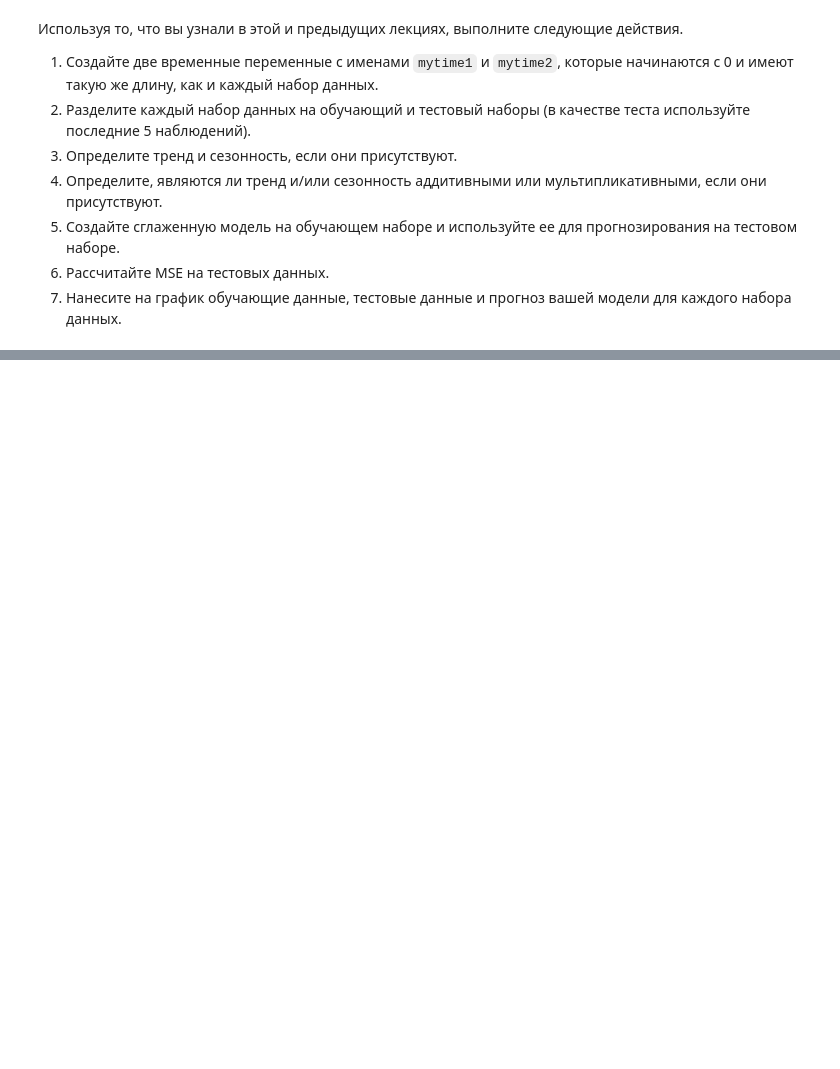
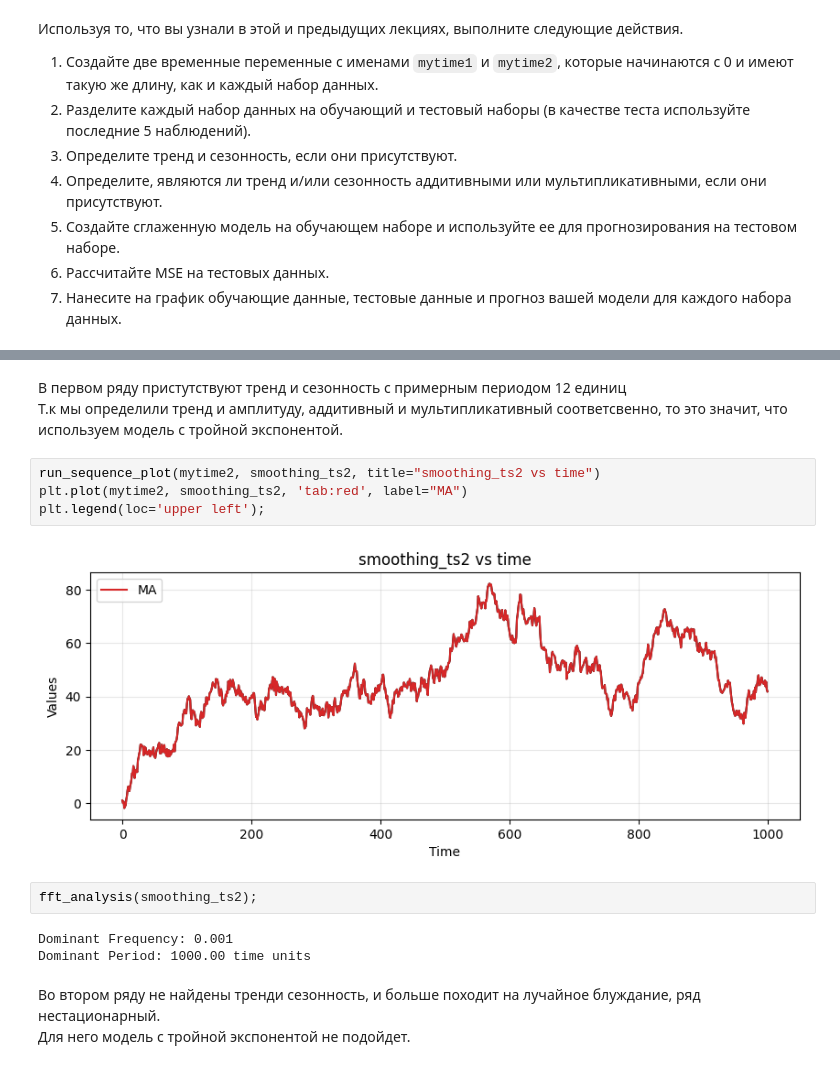
Before and after one commit to QS1lE/ml_time.series.2, a Jupyter notebook: practice 3/3 smoothing.ipynb, the cells around one changed output, grey strips where cells are left out. Saved outputs shown, nothing was run; the diff lists cells and outputs as text; blank space fills up the shorter version.

```diff
--- a/practice 3/3 smoothing.ipynb
+++ b/practice 3/3 smoothing.ipynb
@@ -719,0 +765,17 @@ mytime2 = np.arange(len(smoothing_ts2))
+# %% [markdown]
+В первом ряду пристутствуют тренд и сезонность с примерным периодом 12 единиц<br>
+Т.к мы определили тренд и амплитуду, аддитивный и мультипликативный соответсвенно, то это значит, что используем модель с тройной экспонентой.
+# %%
+run_sequence_plot(mytime2, smoothing_ts2, title="smoothing_ts2 vs time")
+plt.plot(mytime2, smoothing_ts2, 'tab:red', label="MA")
+plt.legend(loc='upper left');
+# %% [output]
+[figure, added]
+# %%
+fft_analysis(smoothing_ts2);
+# %% [output]
+Dominant Frequency: 0.001
+Dominant Period: 1000.00 time units
+# %% [markdown]
+Во втором ряду не найдены тренди сезонность, и больше походит на лучайное блуждание, ряд нестационарный.<br>
+Для него модель с тройной экспонентой не подойдет.
```
Also changed, not shown: parts of 16 cells of this notebook.
